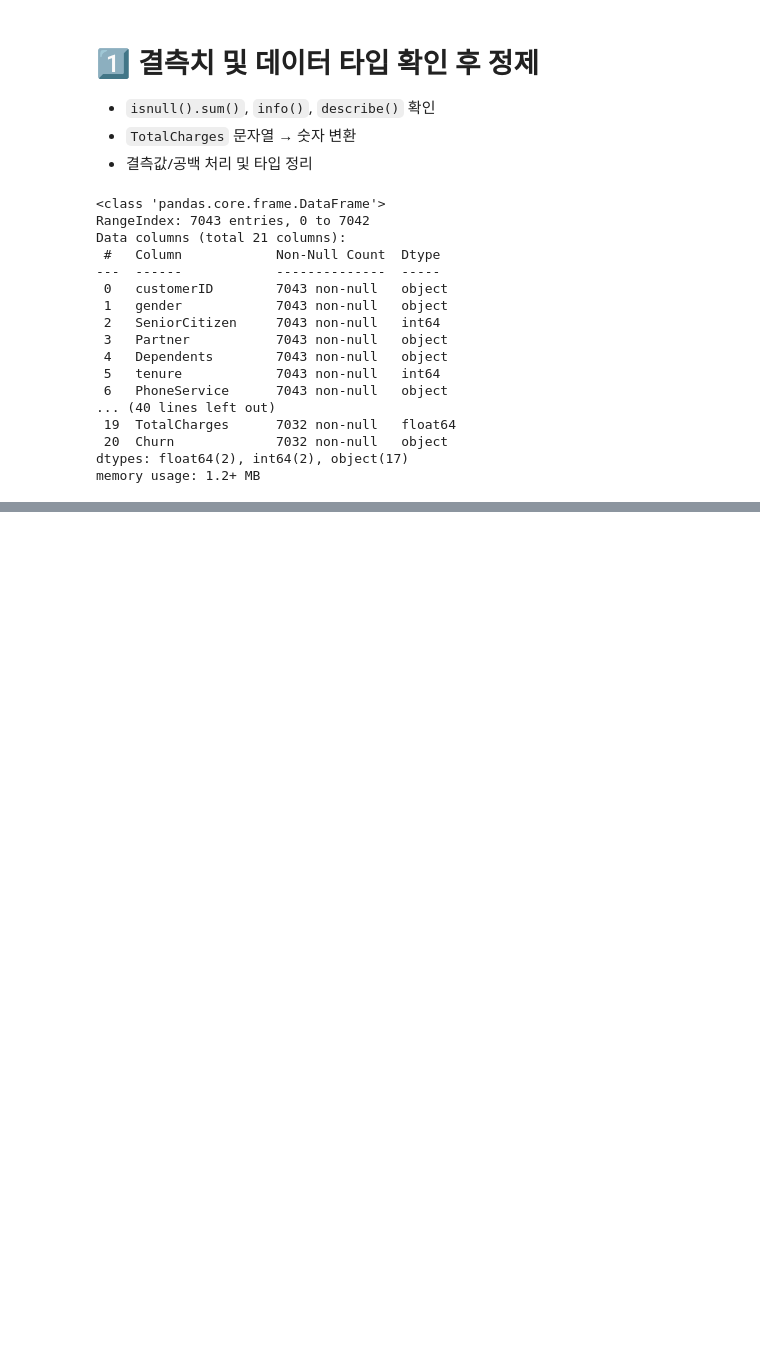
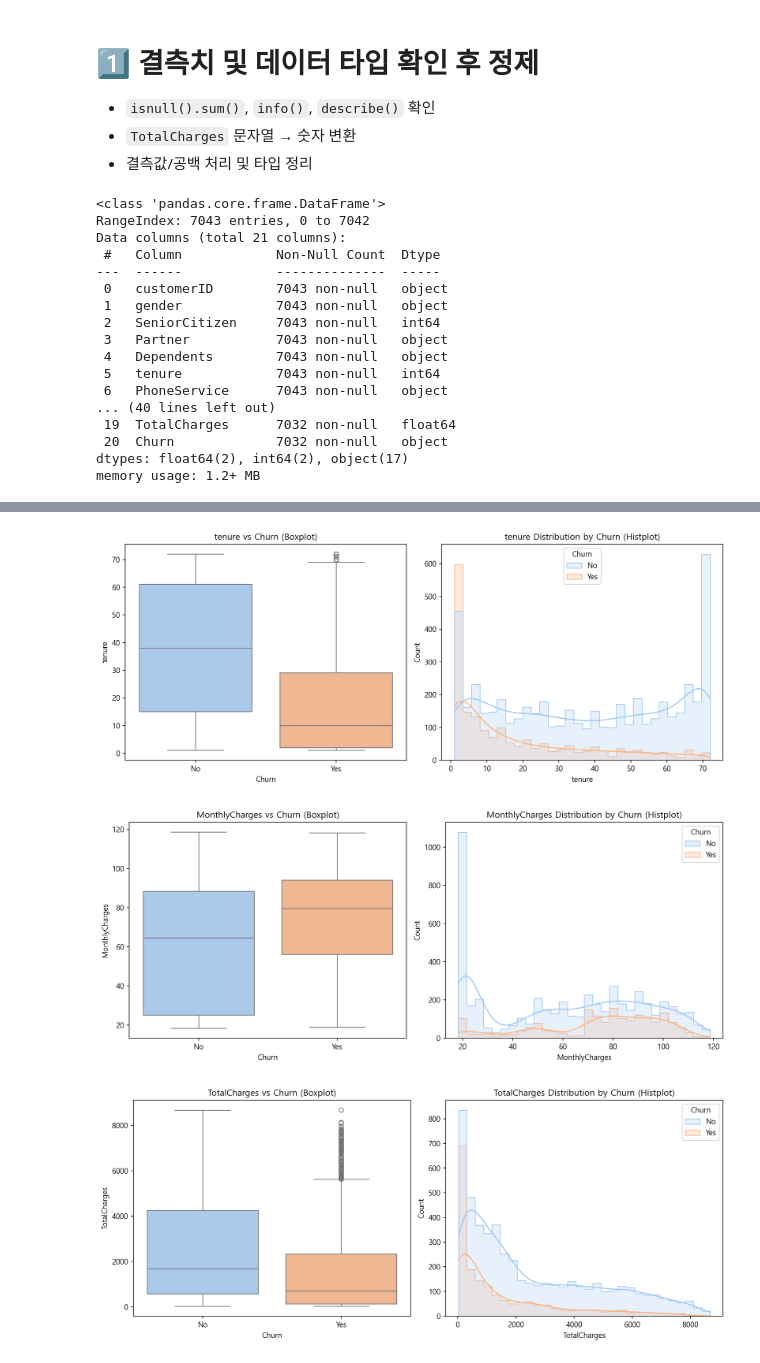
Before and after one commit to jihuikim45/hipython_rep, a Jupyter notebook: DA_mini_project/report.ipynb, the cells around one changed output, grey strips where cells are left out. Cells and saved outputs as stored; diff of their text form; code cells hidden in the pictures; blank space fills up the shorter version.

```diff
--- a/DA_mini_project/report.ipynb
+++ b/DA_mini_project/report.ipynb
@@ -149,0 +208,26 @@ memory usage: 1.2+ MB
+# %%
+# 3️⃣ 연속형 변수 vs Churn 관계 분석 (boxplot, histplot)
+
+# 시각적으로 한눈에 비교할 수 있도록 컬럼별로 boxplot + histplot 생성
+
+continuous_features = ['tenure', 'MonthlyCharges', 'TotalCharges']
+
+for feature in continuous_features:
+    plt.figure(figsize=(12, 5))
+
+    # Boxplot
+    plt.subplot(1, 2, 1)
+    sns.boxplot(data=df_clean, x='Churn', y=feature, palette='pastel')
+    plt.title(f'{feature} vs Churn (Boxplot)')
+
+    # Histplot
+    plt.subplot(1, 2, 2)
+    sns.histplot(data=df_clean, x=feature, hue='Churn', kde=True, bins=30, palette='pastel', element='step')
+    plt.title(f'{feature} Distribution by Churn (Histplot)')
+
+    plt.tight_layout()
+    plt.show()
+# %% [output]
+[figure, added]
+[figure, added]
+[figure, added]
```
Also changed, not shown: parts of 18 cells of this notebook.
